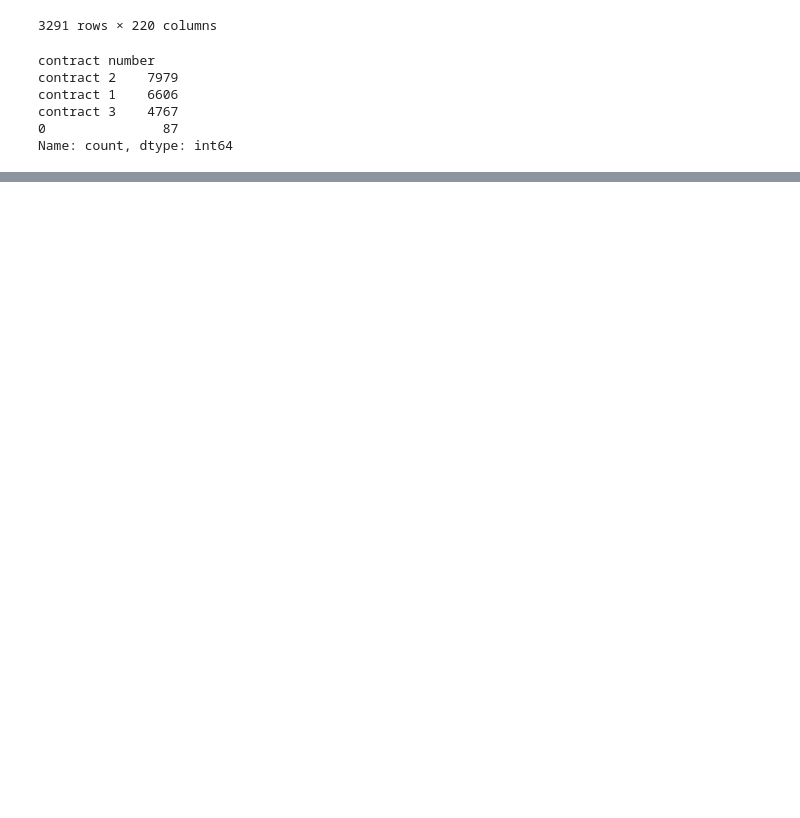
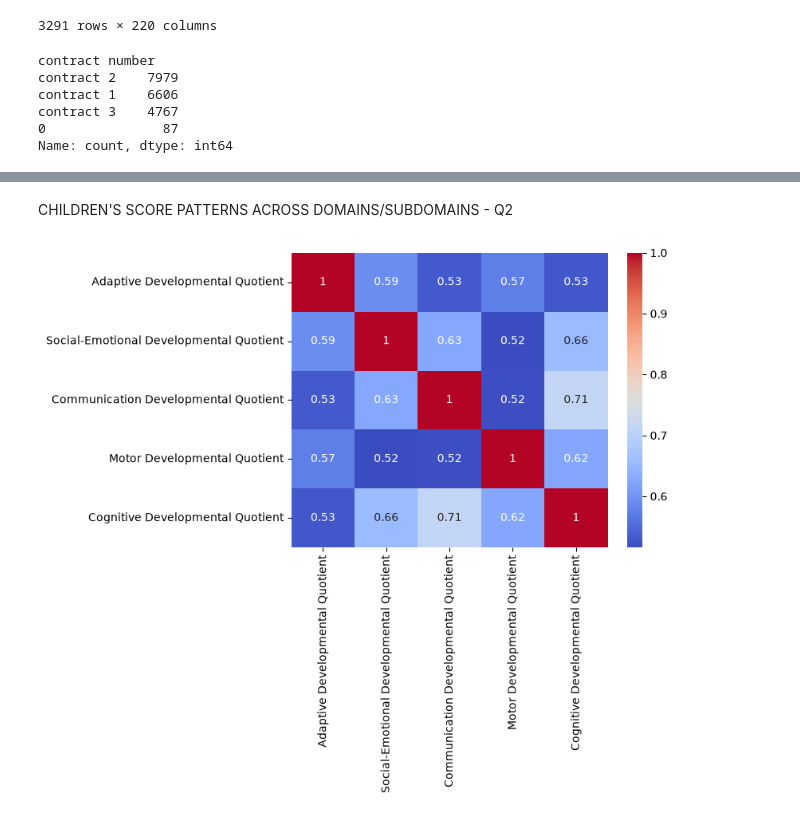
Before and after one commit to jewelamstewart-jpg/TEIS_Partner_Project, a Jupyter notebook: TEIS_Partner_Project.ipynb, the cells around one changed output, grey strips where cells are left out. Drawn from its saved outputs; the diff is of its cells as text; code cells hidden in the pictures; blank space fills up the shorter version.

```diff
--- a/TEIS_Partner_Project.ipynb
+++ b/TEIS_Partner_Project.ipynb
@@ -252,0 +347,9 @@ Name: count, dtype: int64
+# %% [markdown]
+CHILDREN'S SCORE PATTERNS ACROSS DOMAINS/SUBDOMAINS - Q2
+# %%
+domain_corr = domain_scores.corr()
+# %%
+sns.heatmap(domain_corr, annot=True, cmap='coolwarm')
+plt.show()
+# %% [output]
+[figure, added]
```
Also changed, not shown: parts of 17 cells of this notebook.
